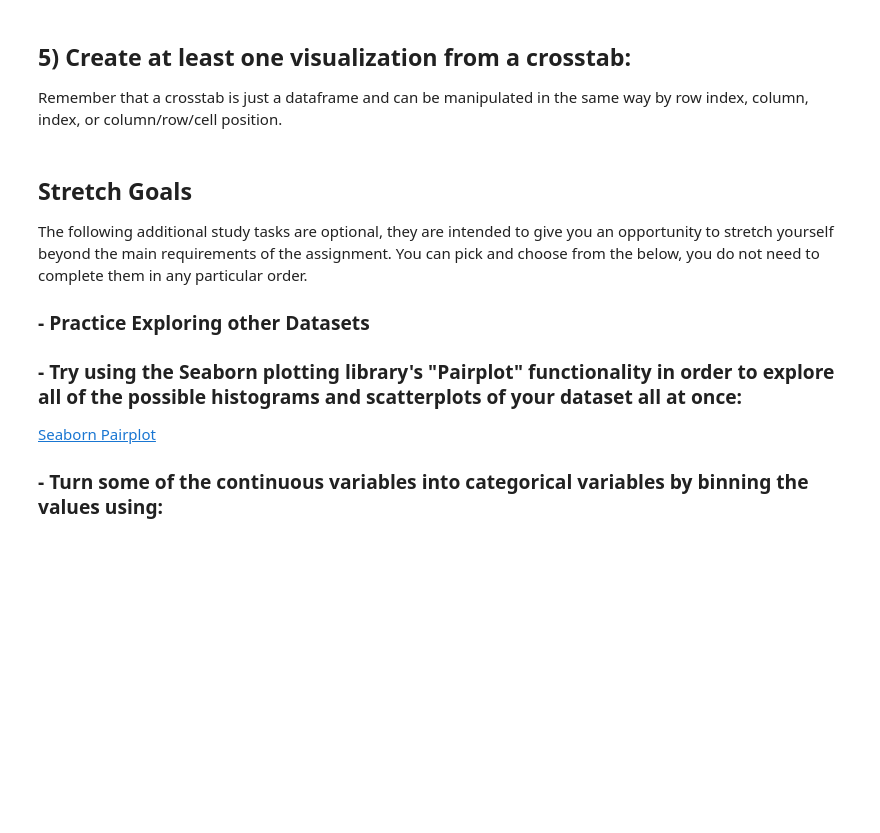
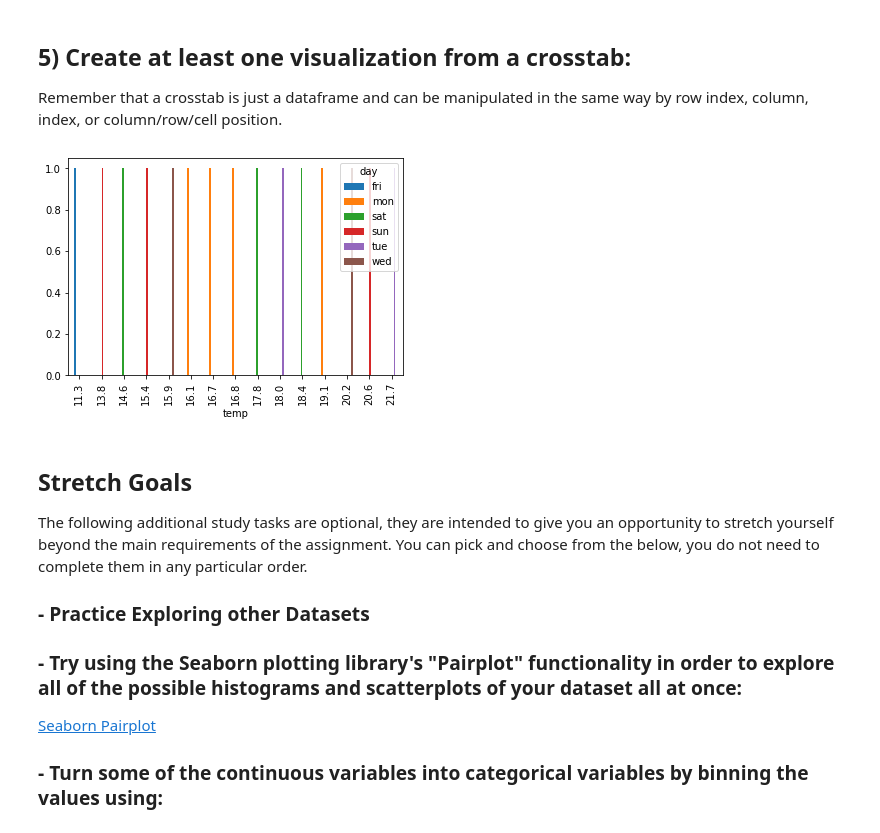
Before and after one commit to JoshuaHaga/DS-Unit-1-Sprint-1-Data-Wrangling-and-Storytelling, a Jupyter notebook: module1-exploratory-data-analysis/LS_DS_111_Exploratory_Data_Analysis_Assignment.ipynb, the cells around one changed output. Cells and saved outputs as stored; diff of their text form; code cells hidden in the pictures; blank space fills up the shorter version.

```diff
--- a/module1-exploratory-data-analysis/LS_DS_111_Exploratory_Data_Analysis_Assignment.ipynb
+++ b/module1-exploratory-data-analysis/LS_DS_111_Exploratory_Data_Analysis_Assignment.ipynb
@@ -181,3 +221,13 @@ Remember that a crosstab is just a dataframe and can be manipulated in the same
+# %%
+# Your Code Here
+
+data = pd.read_csv(data_url,)
+data_cross = data[data.month.str.contains('oct', case=False)]
+temp_day = pd.crosstab(data_cross['temp'], data_cross['day'])
+
+temp_day.plot(kind = 'bar');
+# %% [output]
+[figure, added]
 # %% [markdown]
 ## Stretch Goals
 
```
Also changed, not shown: parts of 6 cells of this notebook.
